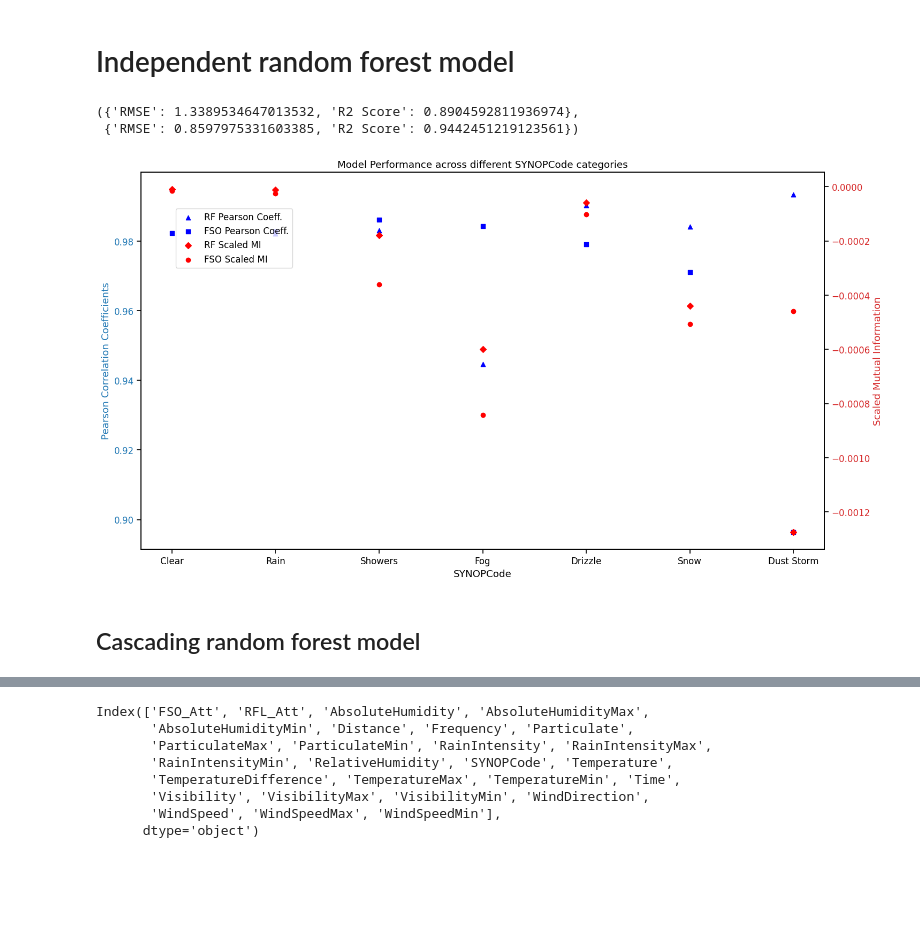
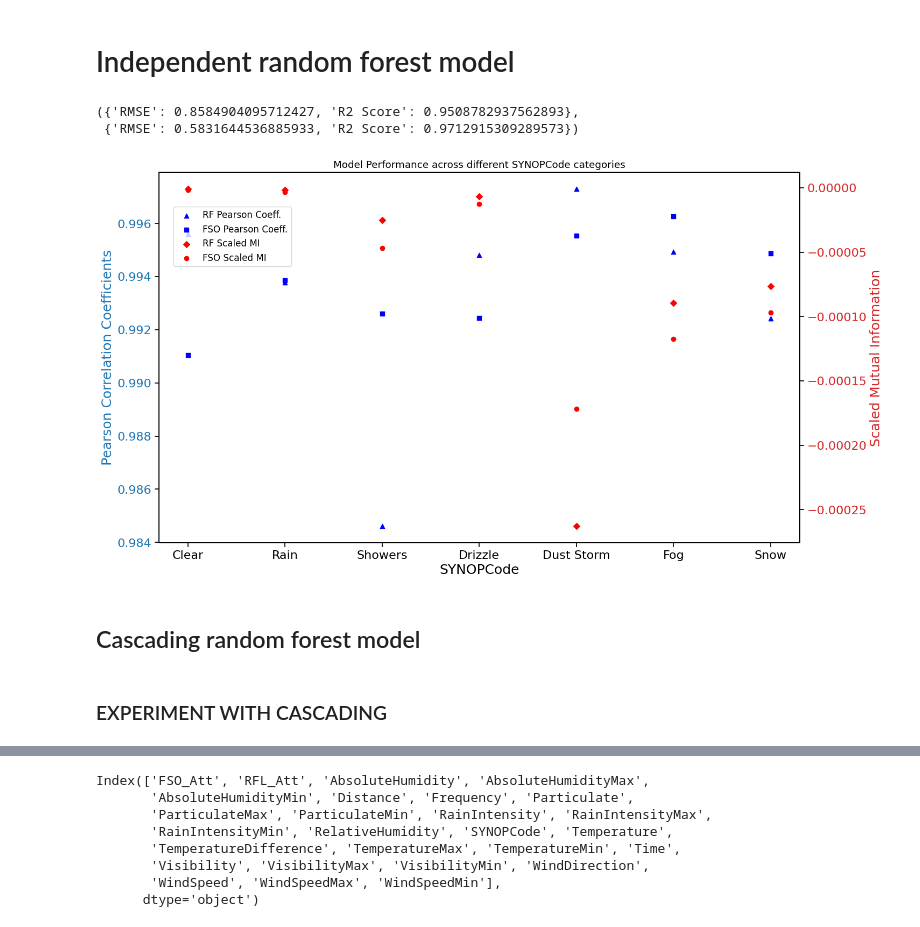
Before and after one commit to JosephKiragu/Machine-Learning-Channel-Attenuation, a Jupyter notebook: base_model_2.ipynb, the cells around one changed output, grey strips where cells are left out. Saved outputs shown, nothing was run; the diff lists cells and outputs as text; code cells hidden in the pictures; blank space fills up the shorter version.

```diff
--- a/base_model_2.ipynb
+++ b/base_model_2.ipynb
@@ -142,7 +156,8 @@ def build_and_evaluate_rf_model_with_graph(df, target_column, preprocessor, feat
     X_train, X_test, y_train, y_test = train_test_split(X, y, test_size=0.2, random_state=42)
 
     # Model Building
-    model = RandomForestRegressor(random_state=42)
+    model = RandomForestRegressor(n_estimators=200, random_state=42, max_depth=None,
+                                   max_features='sqrt', min_samples_leaf=1, min_samples_split=2)
     model.fit(X_train, y_train)
 
     # Prediction
@@ -181,8 +196,8 @@ rfl_model_result_sampled = build_and_evaluate_rf_model_with_graph(df, 'RFL_Att',
 
 fso_model_result_sampled['Metrics'], rfl_model_result_sampled['Metrics']
 # %% [output]
-({'RMSE': 1.3389534647013532, 'R2 Score': 0.8904592811936974},
- {'RMSE': 0.8597975331603385, 'R2 Score': 0.9442451219123561})
+({'RMSE': 0.8584904095712427, 'R2 Score': 0.9508782937562893},
+ {'RMSE': 0.5831644536885933, 'R2 Score': 0.9712915309289573})
 # %%
 # Importing libraries required for Pearson correlation and mutual information
 from scipy.stats import pearsonr
@@ -227,34 +242,39 @@ for synop_code in df['SYNOPCode'].unique():
     scaled_mi.append((scaled_mi_rf, scaled_mi_fso))
     synop_codes.append(synop_code)
 
 # Convert lists to numpy arrays for easier plotting
 pearson_coeffs = np.array(pearson_coeffs)
 scaled_mi = np.array(scaled_mi)
 
+plt.rcParams['font.size'] = 16
+plt.rcParams['axes.labelsize'] = 18
+plt.rcParams['xtick.labelsize'] = 16
+plt.rcParams['ytick.labelsize'] = 16
+
 # Visualization
 fig, ax1 = plt.subplots(figsize=(15, 8))
 
 # Pearson correlation coefficients
 ax1.set_xlabel('SYNOPCode')
 ax1.set_ylabel('Pearson Correlation Coefficients', color='tab:blue')
 ax1.scatter(synop_codes, pearson_coeffs[:, 0], marker='^', color='blue', label='RF Pearson Coeff.')
 ax1.scatter(synop_codes, pearson_coeffs[:, 1], marker='s', color='blue', label='FSO Pearson Coeff.')
 ax1.tick_params(axis='y', labelcolor='tab:blue')
 
 # Scaled Mutual Information
 ax2 = ax1.twinx()
 ax2.set_ylabel('Scaled Mutual Information', color='tab:red')
 ax2.scatter(synop_codes, scaled_mi[:, 0], marker='D', color='red', label='RF Scaled MI')
 ax2.scatter(synop_codes, scaled_mi[:, 1], marker='o', color='red', label='FSO Scaled MI')
 ax2.tick_params(axis='y', labelcolor='tab:red')
 
 # Legends and title
 fig.tight_layout()
 fig.legend(loc="upper left", bbox_to_anchor=(0.1,0.9))
 plt.title('Model Performance across different SYNOPCode categories')
 plt.show()
 # %% [output]
-[figure, old version]
+[figure, new version]
 # %% [markdown]
 ## Cascading random forest model
 # %%
@@ -343,3 +363,5 @@ def build_and_evaluate_cascading_rf(df, target_columns, scaler, preprocess_func=
         'Model 2': model2,
         'Metrics': metrics
     }
+# %% [markdown]
+### EXPERIMENT WITH CASCADING
```
Also changed, not shown: parts of 6 cells of this notebook, 1 other file.
